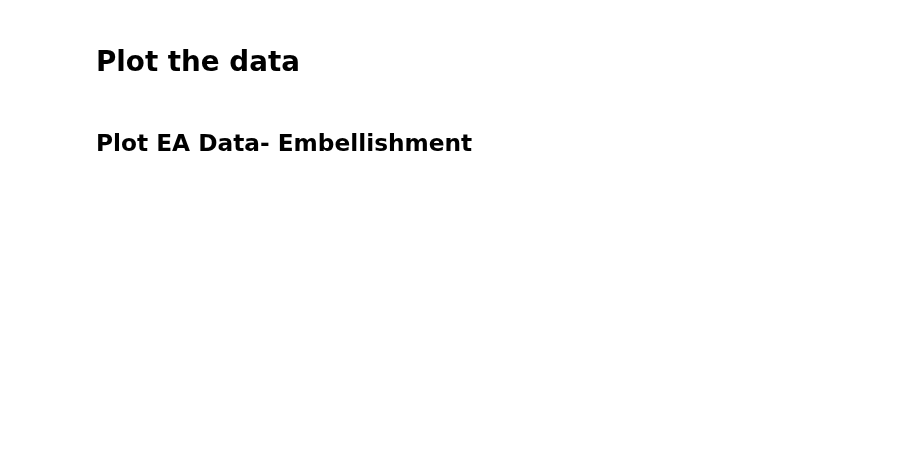
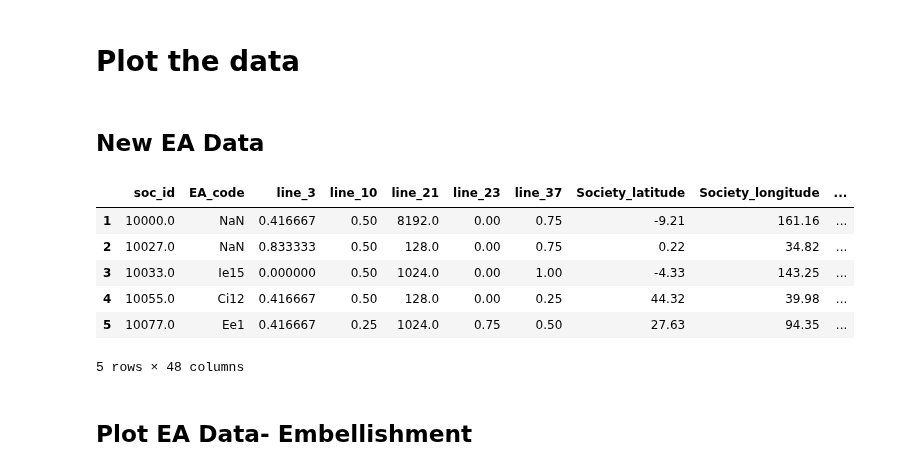
Before and after one commit to theglobaljukebox/Woodetal2021-Analysis, a Jupyter notebook: Map Plots.ipynb, the cells around one changed output. Saved outputs shown, nothing was run; the diff lists cells and outputs as text; code cells hidden in the pictures; blank space fills up the shorter version.

```diff
--- a/Map Plots.ipynb
+++ b/Map Plots.ipynb
@@ -58,5 +72,18 @@ black        /Library/Fonts/Roboto-Black.ttf
 # %% [markdown]
 # Plot the data
+# %% [markdown]
+## New EA Data
+# %%
+modal_profiles = pd.read_csv('./data/cantometrics_ethnographicatlas.csv', index_col=0)
+modal_profiles.head(5)
+# %% [output]
+|  | soc_id | EA_code | line_3 | line_10 | line_21 | line_23 | line_37 | Society_latitude | Society_longitude | ... |
+| 1 | 10000.0 | NaN | 0.416667 | 0.50 | 8192.0 | 0.00 | 0.75 | -9.21 | 161.16 | ... |
+| 2 | 10027.0 | NaN | 0.833333 | 0.50 | 128.0 | 0.00 | 0.75 | 0.22 | 34.82 | ... |
+| 3 | 10033.0 | Ie15 | 0.000000 | 0.50 | 1024.0 | 0.00 | 1.00 | -4.33 | 143.25 | ... |
+| 4 | 10055.0 | Ci12 | 0.416667 | 0.50 | 128.0 | 0.00 | 0.25 | 44.32 | 39.98 | ... |
+| 5 | 10077.0 | Ee1 | 0.416667 | 0.25 | 1024.0 | 0.75 | 0.50 | 27.63 | 94.35 | ... |
+5 rows × 48 columns
 # %% [markdown]
 ## Plot EA Data- Embellishment
 # %%
```
Also changed, not shown: parts of 4 cells of this notebook, 3 other files.
